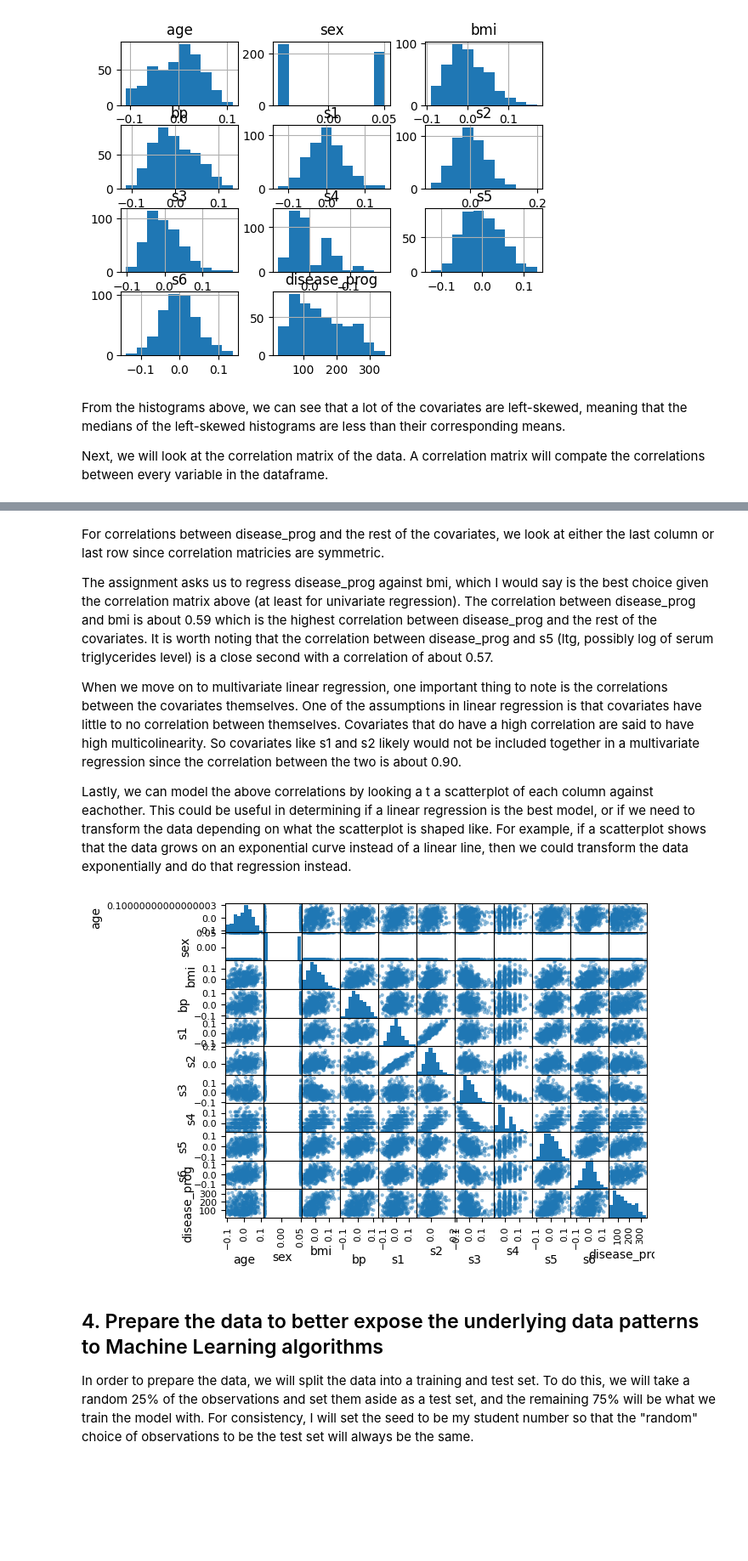
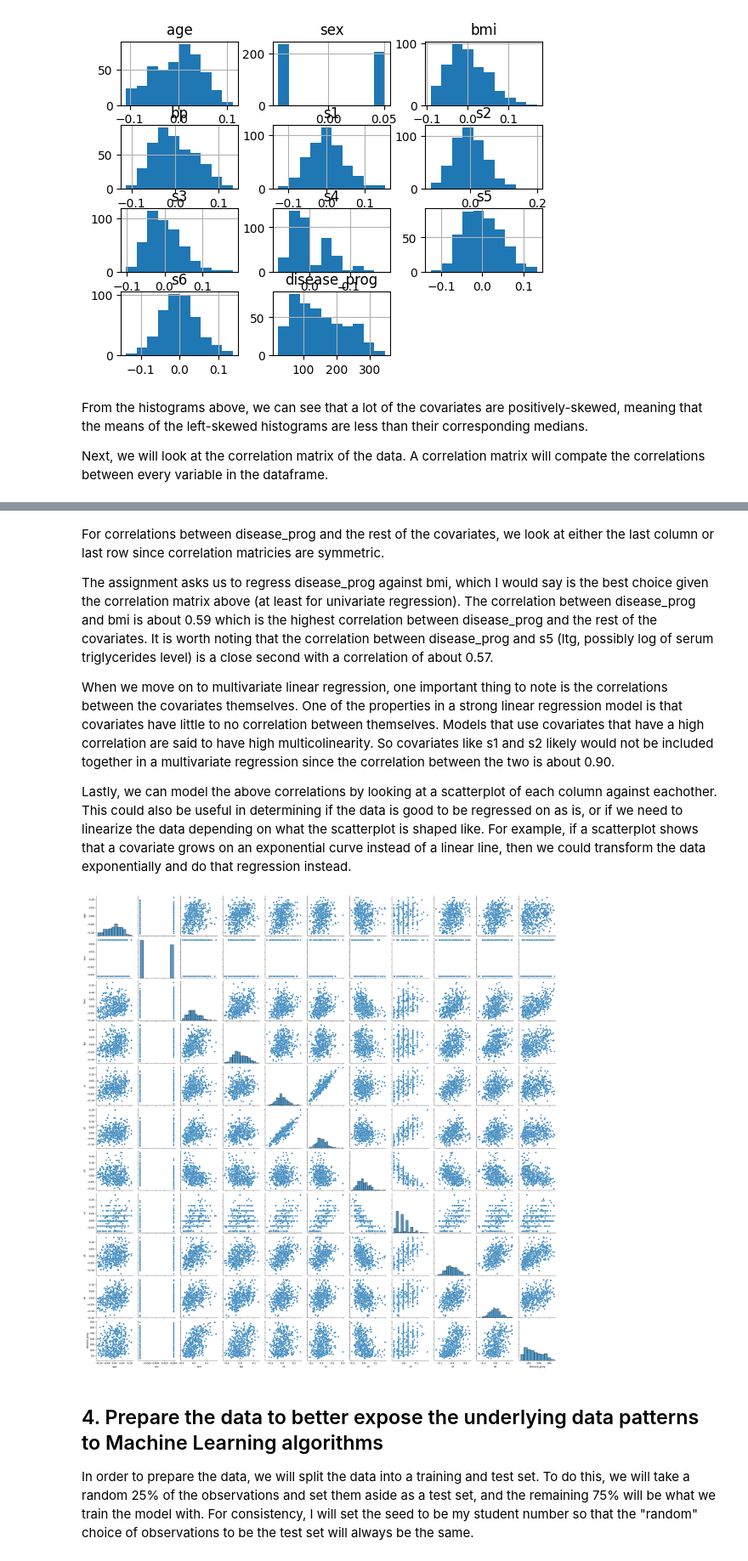
Before and after one commit to TJMazerolle/CSCN8010-lab-submissions, a Jupyter notebook: students_submissions/8972394/lab3.ipynb, the cells around one changed output, grey strips where cells are left out. Shown at 85% size. Cells and saved outputs as stored; diff of their text form; code cells hidden in the pictures; blank space fills up the shorter version.

```diff
--- a/students_submissions/8972394/lab3.ipynb
+++ b/students_submissions/8972394/lab3.ipynb
@@ -90,7 +91,7 @@ completeDF.hist();
 # %% [output]
 [figure]
 # %% [markdown]
-From the histograms above, we can see that a lot of the covariates are left-skewed, meaning that the medians of the left-skewed histograms are less than their corresponding means.
+From the histograms above, we can see that a lot of the covariates are positively-skewed, meaning that the means of the left-skewed histograms are less than their corresponding medians.
 
 Next, we will look at the correlation matrix of the data.  A correlation matrix will compate the correlations between every variable in the dataframe.
 # %%
@@ -113,14 +114,15 @@ For correlations between disease_prog and the rest of the covariates, we look at
 
 The assignment asks us to regress disease_prog against bmi, which I would say is the best choice given the correlation matrix above (at least for univariate regression).  The correlation between disease_prog and bmi is about 0.59 which is the highest correlation between disease_prog and the rest of the covariates.  It is worth noting that the correlation between disease_prog and s5 (ltg, possibly log of serum triglycerides level) is a close second with a correlation of about 0.57.
 
-When we move on to multivariate linear regression, one important thing to note is the correlations between the covariates themselves.  One of the assumptions in linear regression is that covariates have little to no correlation between themselves.  Covariates that do have a high correlation are said to have high multicolinearity.  So covariates like s1 and s2 likely would not be included together in a multivariate regression since the correlation between the two is about 0.90.
+When we move on to multivariate linear regression, one important thing to note is the correlations between the covariates themselves.  One of the properties in a strong linear regression model is that covariates have little to no correlation between themselves.  Models that use covariates that have a high correlation are said to have high multicolinearity.  So covariates like s1 and s2 likely would not be included together in a multivariate regression since the correlation between the two is about 0.90.
 
-Lastly, we can model the above correlations by looking a t a scatterplot of each column against eachother.  This could be useful in determining if a linear regression is the best model, or if we need to transform the data depending on what the scatterplot is shaped like.  For example, if a scatterplot shows that the data grows on an exponential curve instead of a linear line, then we could transform the data exponentially and do that regression instead.
+Lastly, we can model the above correlations by looking at a scatterplot of each column against eachother.  This could also be useful in determining if the data is good to be regressed on as is, or if we need to linearize the data depending on what the scatterplot is shaped like.  For example, if a scatterplot shows that a covariate grows on an exponential curve instead of a linear line, then we could transform the data exponentially and do that regression instead.
 # %%
 # I use a semicolon so as to not output the text that would otherwise be outputted with the scatterplot.
-pd.plotting.scatter_matrix(completeDF);
+# pd.plotting.scatter_matrix(completeDF);
+sns.pairplot(completeDF);
 # %% [output]
-[figure, old version]
+[figure, new version]
 # %% [markdown]
 ## 4. Prepare the data to better expose the underlying data patterns to Machine Learning algorithms
 
```
Also changed, not shown: parts of 6 cells of this notebook, 3 other files.
